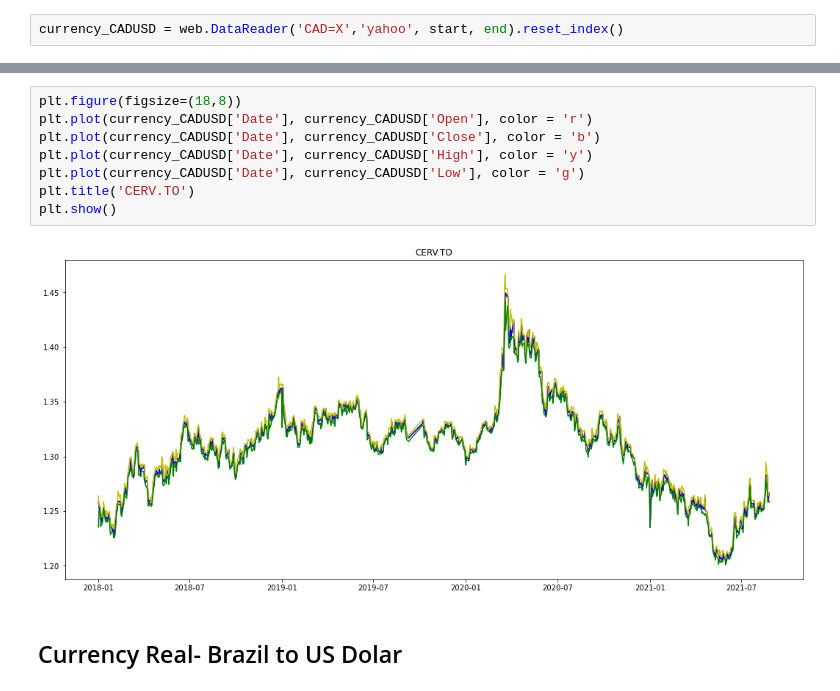
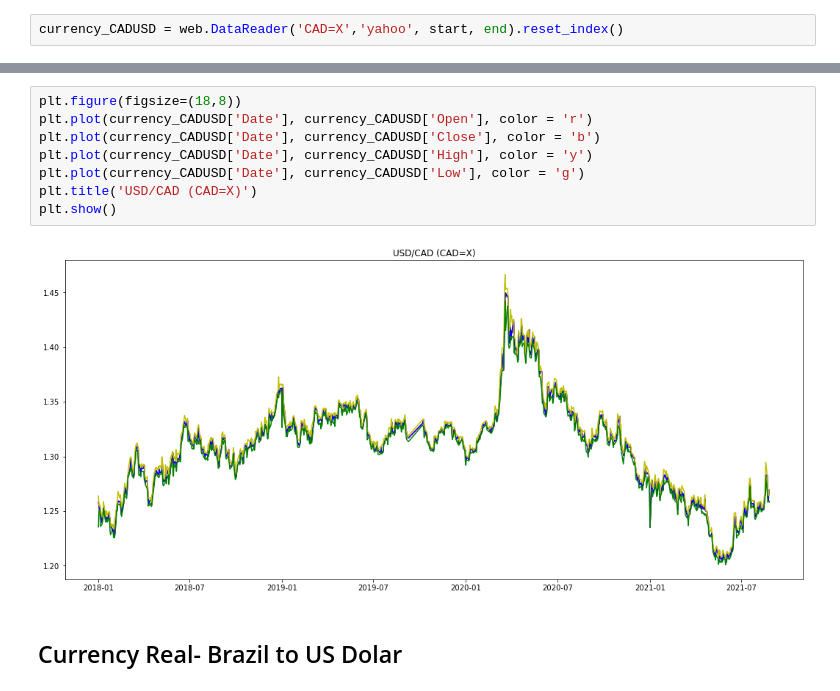
Before and after one commit to flaakira/Web_scraping, a Jupyter notebook: currency_stock/webscraping-currency-or-stock.ipynb, the cells around one changed output, grey strips where cells are left out. Drawn from its saved outputs; the diff is of its cells as text.

```diff
--- a/currency_stock/webscraping-currency-or-stock.ipynb
+++ b/currency_stock/webscraping-currency-or-stock.ipynb
@@ -66,13 +93,13 @@ currency_CADUSD = web.DataReader('CAD=X','yahoo', start, end).reset_index()
 # %%
 plt.figure(figsize=(18,8))
 plt.plot(currency_CADUSD['Date'], currency_CADUSD['Open'], color = 'r')
 plt.plot(currency_CADUSD['Date'], currency_CADUSD['Close'], color = 'b')
 plt.plot(currency_CADUSD['Date'], currency_CADUSD['High'], color = 'y')
 plt.plot(currency_CADUSD['Date'], currency_CADUSD['Low'], color = 'g')
-plt.title('CERV.TO')
+plt.title('USD/CAD (CAD=X)')
 plt.show()
 # %% [output]
-[figure, old version]
+[figure, new version]
 # %% [markdown]
 ## Currency Real- Brazil to US Dolar
 # %%
```
Also changed, not shown: parts of 9 cells of this notebook.
